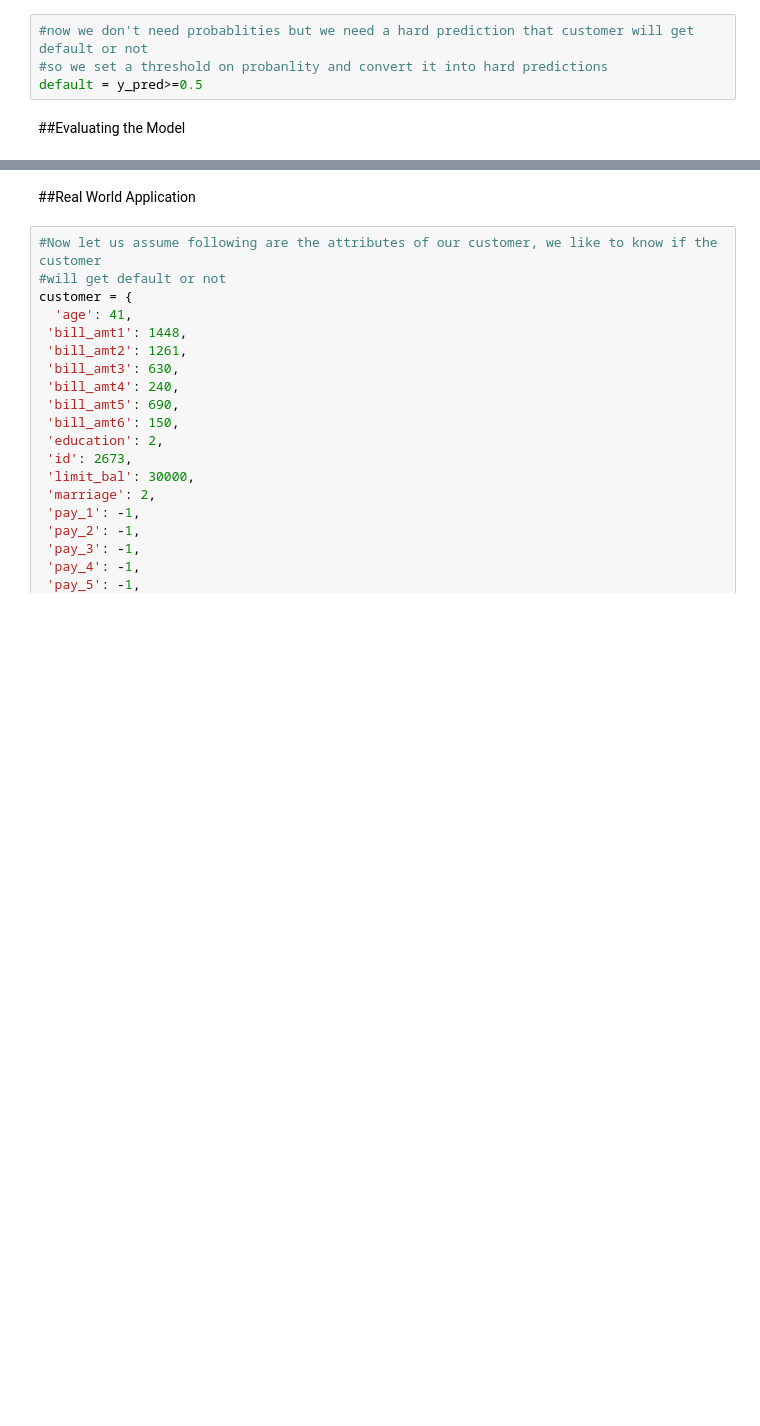
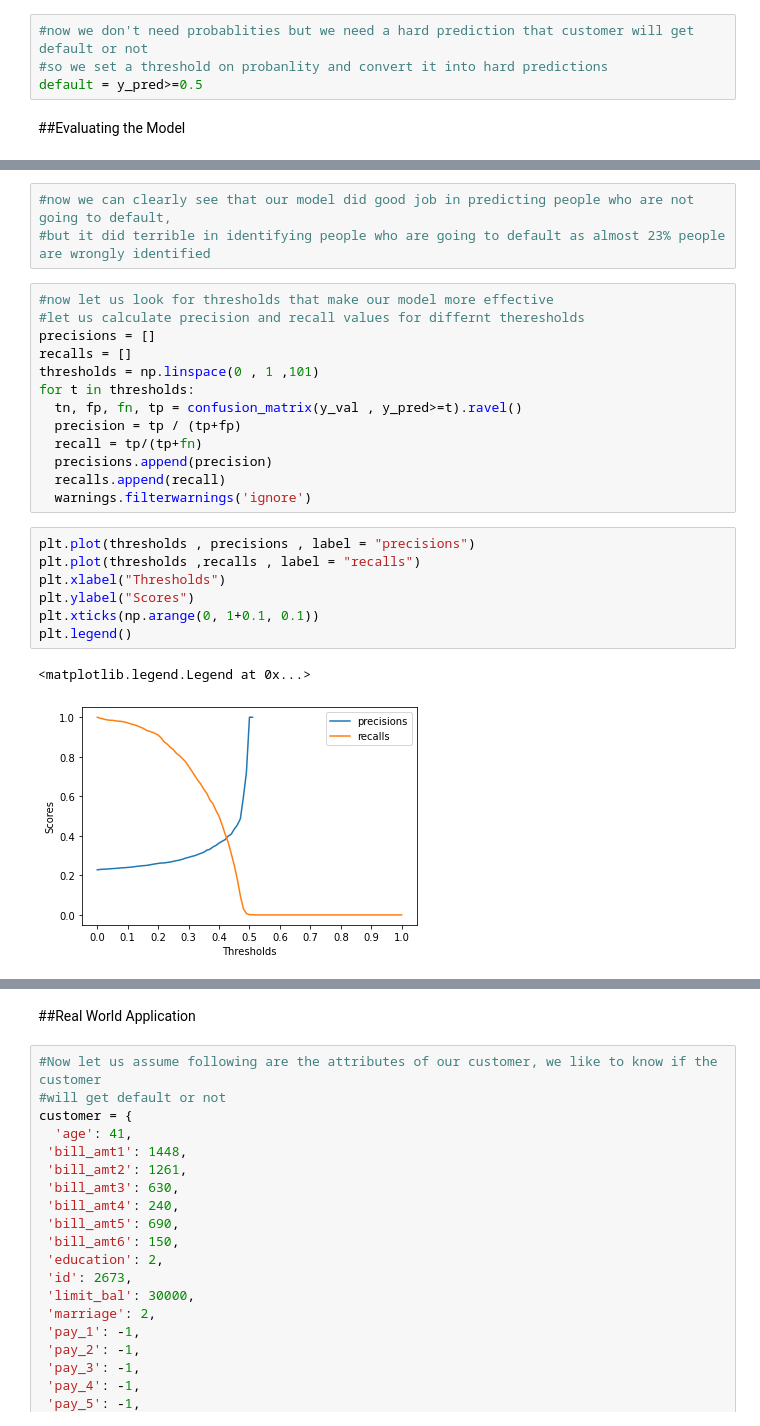
Before and after one commit to saif-byte/DataSciencePortfolio, a Jupyter notebook: Credit Card Defaulter/Defaulter_or_not.ipynb, the cells around one changed output, grey strips where cells are left out. Cells and saved outputs as stored; diff of their text form; blank space fills up the shorter version.

```diff
--- a/Credit Card Defaulter/Defaulter_or_not.ipynb
+++ b/Credit Card Defaulter/Defaulter_or_not.ipynb
@@ -546,0 +539,26 @@ dict(zip(dv.get_feature_names_out() , model.coef_[0].round(3)))
+# %%
+#now we can clearly see that our model did good job in predicting people who are not going to default,
+#but it did terrible in identifying people who are going to default as almost 23% people are wrongly identified
+# %%
+#now let us look for thresholds that make our model more effective
+#let us calculate precision and recall values for differnt theresholds
+precisions = []
+recalls = []
+thresholds = np.linspace(0 , 1 ,101)
+for t in thresholds:
+  tn, fp, fn, tp = confusion_matrix(y_val , y_pred>=t).ravel()
+  precision = tp / (tp+fp)
+  recall = tp/(tp+fn)
+  precisions.append(precision)
+  recalls.append(recall)
+  warnings.filterwarnings('ignore')
+# %%
+plt.plot(thresholds , precisions , label = "precisions")
+plt.plot(thresholds ,recalls , label = "recalls")
+plt.xlabel("Thresholds")
+plt.ylabel("Scores")
+plt.xticks(np.arange(0, 1+0.1, 0.1))
+plt.legend()
+# %% [output]
+<matplotlib.legend.Legend at 0x...>
+[figure, added]
```
Also changed, not shown: parts of 26 cells of this notebook.
